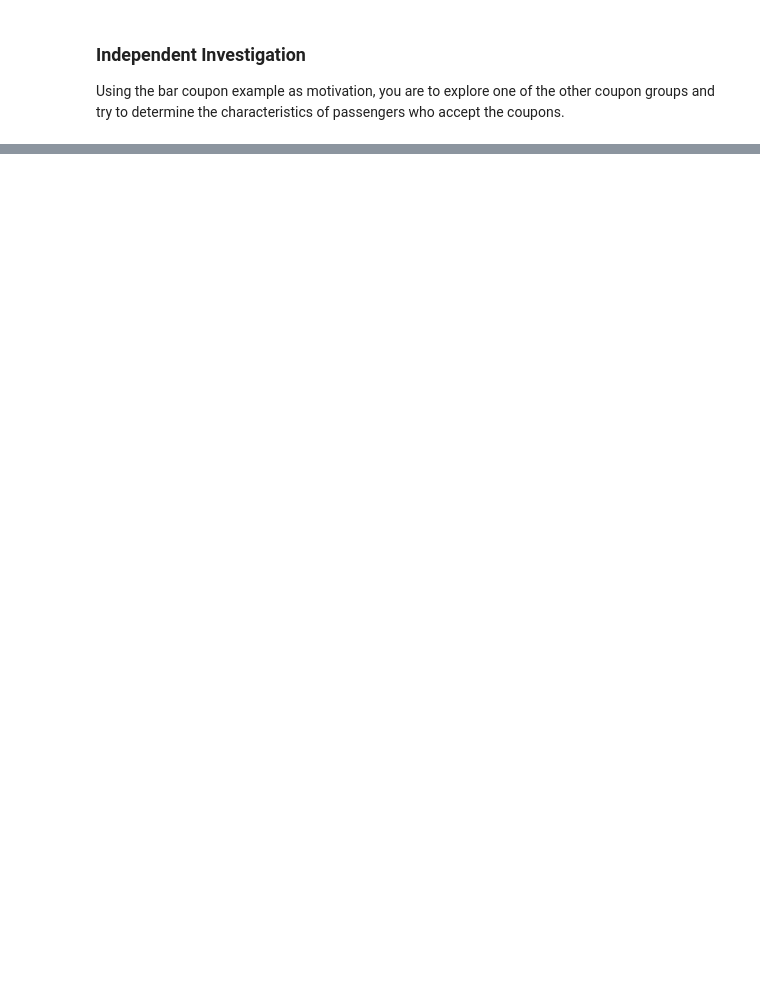
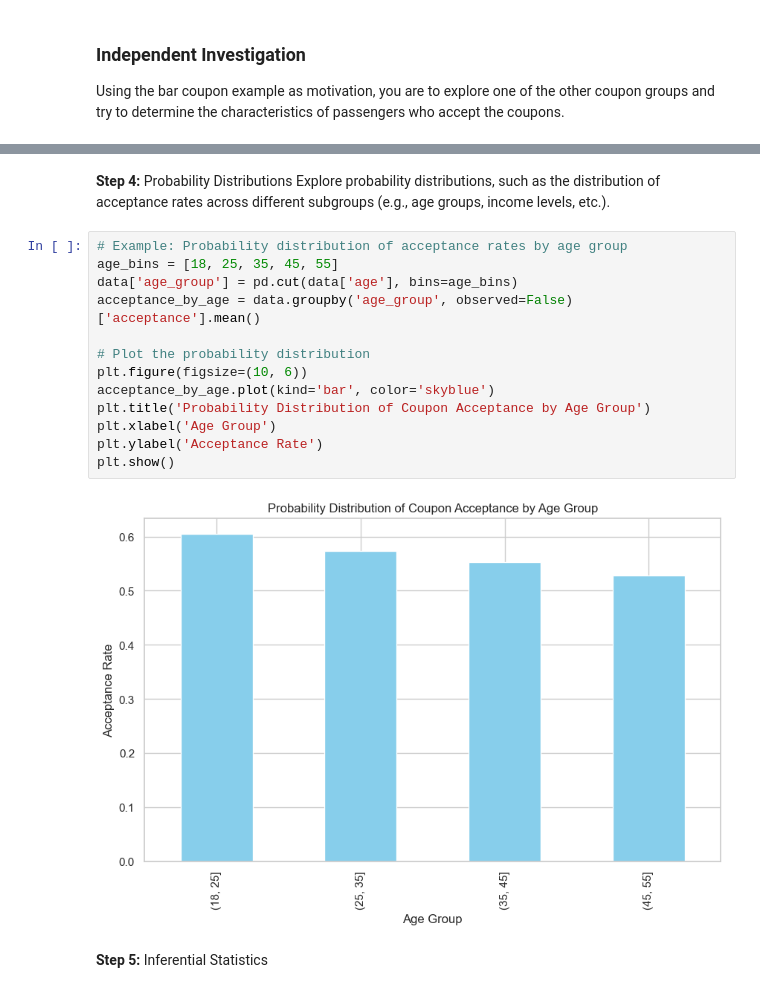
Before and after one commit to bigonil/BH-PCMLAI, a Jupyter notebook: p_assign_app_5_1/prompt.ipynb, the cells around one changed output, grey strips where cells are left out. Saved outputs shown, nothing was run; the diff lists cells and outputs as text; blank space fills up the shorter version.

```diff
--- a/p_assign_app_5_1/prompt.ipynb
+++ b/p_assign_app_5_1/prompt.ipynb
@@ -749,0 +823,20 @@ Using the bar coupon example as motivation, you are to explore one of the other
+# %% [markdown]
+**Step 4:** Probability Distributions
+Explore probability distributions, such as the distribution of acceptance rates across different subgroups (e.g., age groups, income levels, etc.).
+# %%
+# Example: Probability distribution of acceptance rates by age group
+age_bins = [18, 25, 35, 45, 55]
+data['age_group'] = pd.cut(data['age'], bins=age_bins)
+acceptance_by_age = data.groupby('age_group', observed=False)['acceptance'].mean()
+
+# Plot the probability distribution
+plt.figure(figsize=(10, 6))
+acceptance_by_age.plot(kind='bar', color='skyblue')
+plt.title('Probability Distribution of Coupon Acceptance by Age Group')
+plt.xlabel('Age Group')
+plt.ylabel('Acceptance Rate')
+plt.show()
+# %% [output]
+[figure, added]
+# %% [markdown]
+**Step 5:** Inferential Statistics
```
Also changed, not shown: parts of 16 cells of this notebook.
